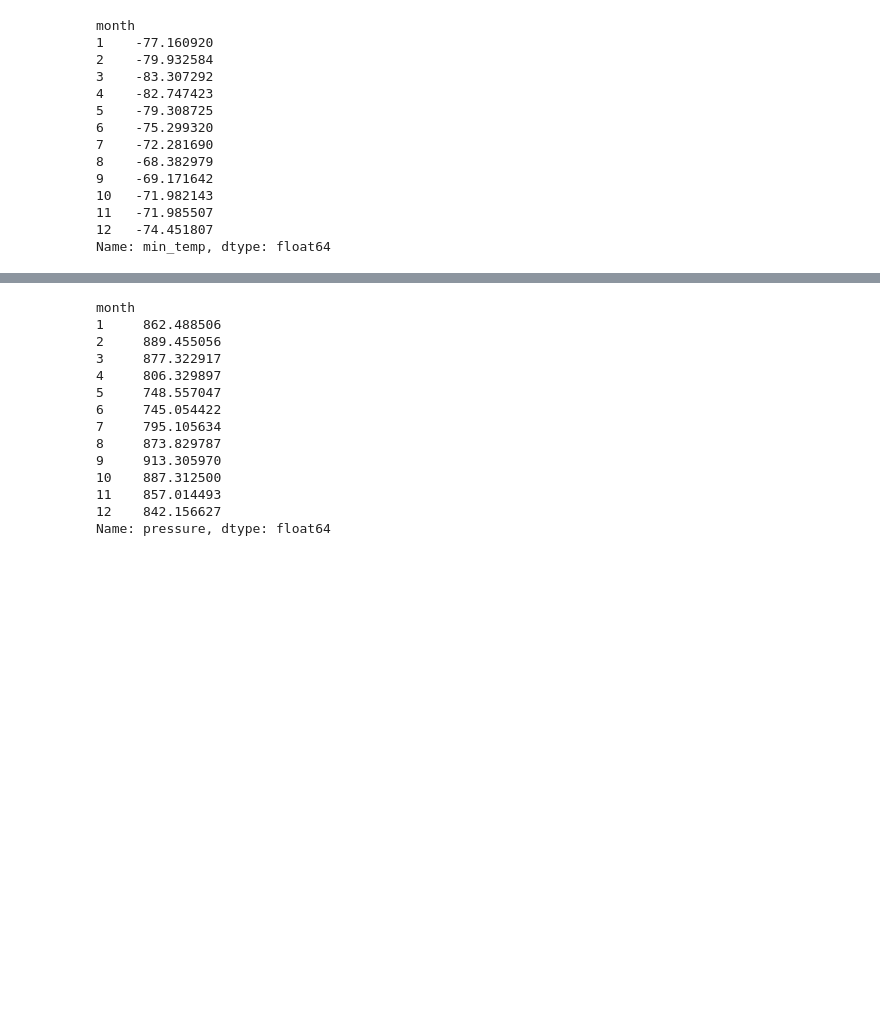
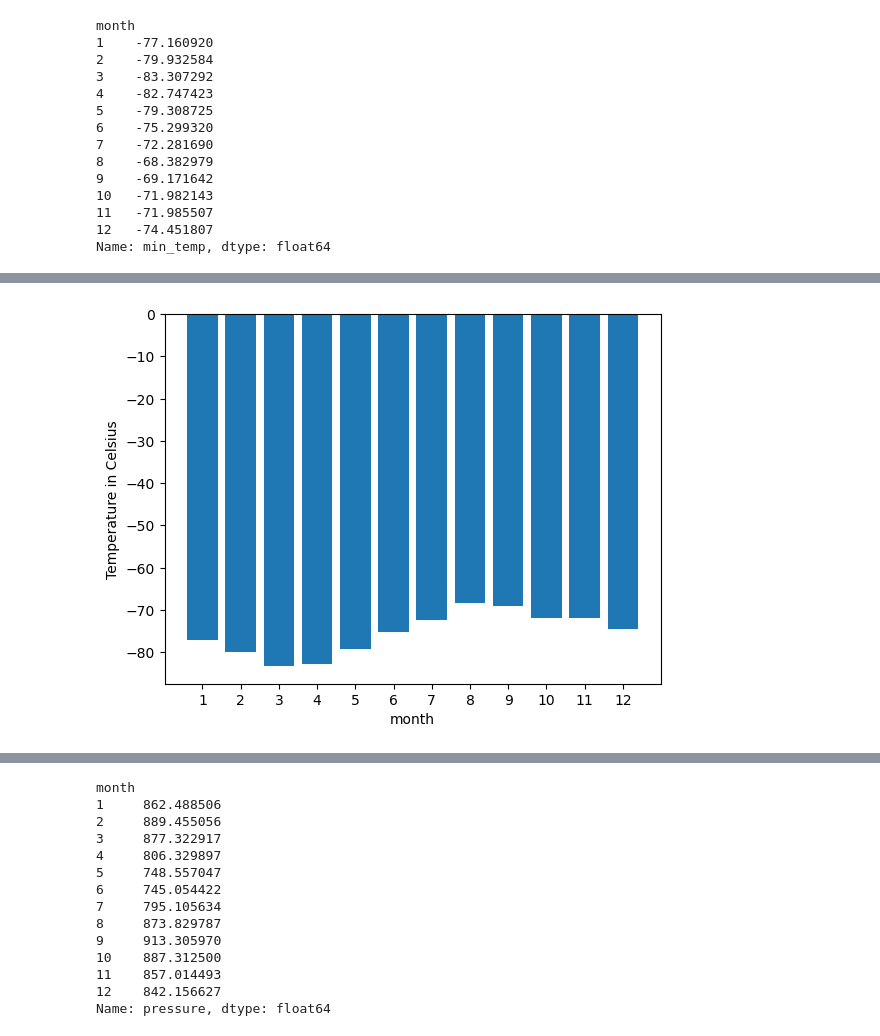
Before and after one commit to xlivia/challenge-uploads, a Jupyter notebook: webscraping-challenge/part_2_mars_weather.ipynb, the cells around one changed output, grey strips where cells are left out. Saved outputs shown, nothing was run; the diff lists cells and outputs as text; code cells hidden in the pictures; blank space fills up the shorter version.

```diff
--- a/webscraping-challenge/part_2_mars_weather.ipynb
+++ b/webscraping-challenge/part_2_mars_weather.ipynb
@@ -148,6 +152,8 @@ Name: month, dtype: int64
 1867
 # %%
 # 3. What is the average low temperature by month?
+avg_low_temp_by_month = mars_weather_df.groupby('month')['min_temp'].mean()
+print(avg_low_temp_by_month)
 # %% [output]
 month
 1    -77.160920
@@ -173,0 +172,10 @@ Name: min_temp, dtype: float64
+# %%
+# Plot the average temperature by month
+plt.bar(avg_low_temp_by_month.index, avg_low_temp_by_month.values)
+plt.xlabel('month')
+plt.ylabel('Temperature in Celsius')
+plt.title(None)
+plt.xticks(np.arange(1, 13, 1))
+plt.show()
+# %% [output]
+[figure, added]
```
Also changed, not shown: parts of 10 cells of this notebook, 2 other files.
